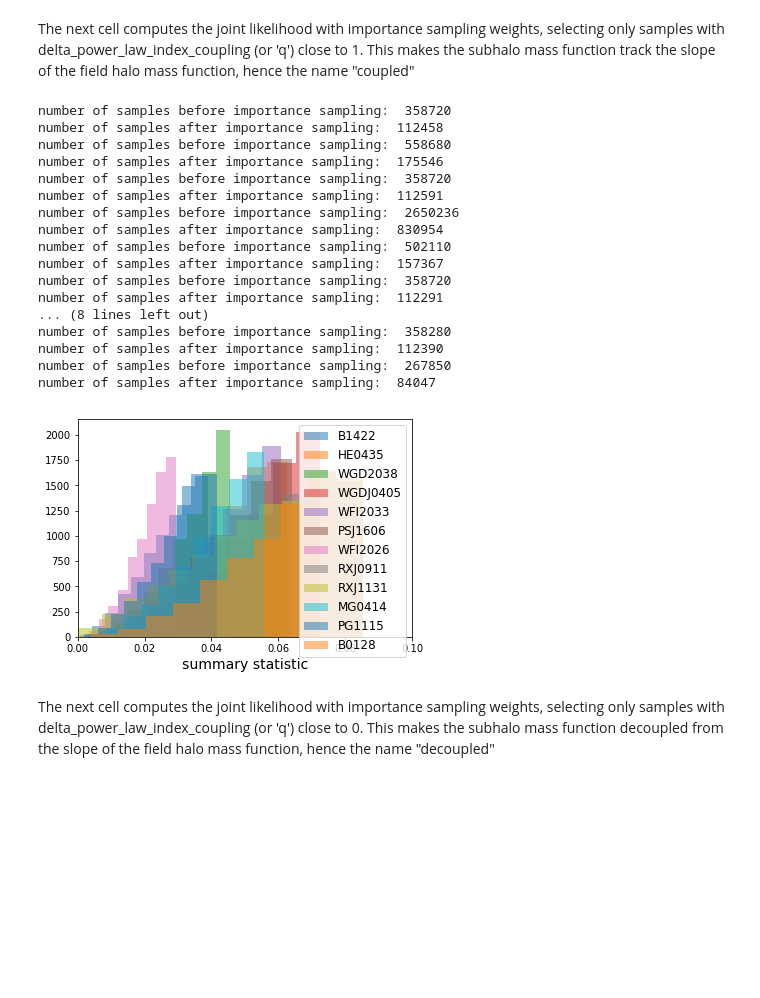
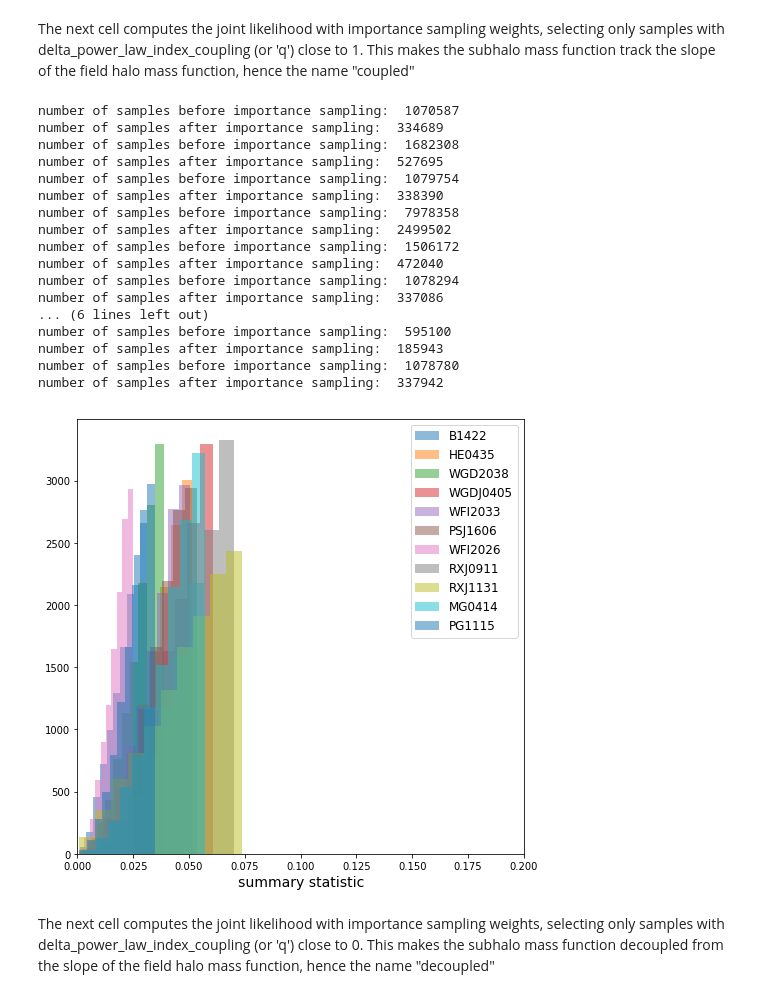
Before and after one commit to dangilman/LensLikelihood-, a Jupyter notebook: notebooks/inference_5D_from_scratch.ipynb, the cells around one changed output. Saved outputs shown, nothing was run; the diff lists cells and outputs as text; code cells hidden in the pictures; blank space fills up the shorter version.

```diff
--- a/notebooks/inference_5D_from_scratch.ipynb
+++ b/notebooks/inference_5D_from_scratch.ipynb
@@ -77,10 +77,12 @@ First load the model samples, define what parameters we want to look at
 import pickle
 import matplotlib.pyplot as plt
 # specify the parameter names
-param_names = ['sigma_sub', 'LOS_normalization', 'beta', 'c0', 'delta_power_law_index']
+param_names = ['LOS_normalization', 'beta', 'c0', 'delta_power_law_index', 'sigma_sub']
 param_ranges = [all_param_ranges[name] for name in param_names]
+print(param_ranges)
 # specify the lenses to use
 lenses = all_lens_names
+
 raw_samples_dict = {}
 # load the forward model samples
 for lens in lenses:
@@ -106,10 +108,10 @@ B0128
 The next cell computes the joint likelihood without any importance sampling weights.
 # %%
 # compute the summary statistics, retaining the 1500 sets of model parameters with lowest summary statistic
-n_samples_keep = 1500
+n_samples_keep = 2500
 samples_dict = {}
-full_samples_dict = {}
-
+fig = plt.figure(1)
+fig.set_size_inches(8,8)
 for lens in lenses:
 
     importance_sampling_weights = None
@@ -118,7 +120,7 @@ for lens in lenses:
     reference_index = flux_measurement_uncertainties[lens][1]
     uncertaintiy_in_flux_ratios = flux_measurement_uncertainties[lens][2]
 
-    samples, full_samples, statistic = raw_samples_dict[lens].sample_with_abc(flux_measurements[lens],
+    samples, full_samples, statistic = raw_samples_dict[lens].sample_with_abc(measured_fluxes,
                                                                    param_names,
                                                                    measurement_uncertainties,
                                                                    reference_index,
@@ -127,11 +129,10 @@ for lens in lenses:
                                                                    importance_sampling_weights=importance_sampling_weights)
     plt.hist(statistic, alpha=0.5, label=lens)
     samples_dict[lens] = samples
-    full_samples_dict[lens] = full_samples
 
 # the histogram shows the distribution of the retained summary statistics
 plt.legend(fontsize=12)
-plt.xlim(0., 0.1)
+plt.xlim(0., 0.15)
 plt.xlabel('summary statistic', fontsize=14)
 plt.show()
 # %% [output]
@@ -141,50 +142,49 @@ The next cell computes the joint likelihood with importance sampling weights, se
 # %%
 # compute the summary statistics, retaining the 1500 sets of model parameters with lowest summary statistic
 samples_dict_coupled = {}
-full_samples_dict_coupled = {}
-
+fig = plt.figure(1)
+fig.set_size_inches(8,8)
 for lens in lenses:
 
     importance_sampling_weights = {'delta_power_law_index_coupling': [1., 0.25]}
     measured_fluxes = flux_measurements[lens]
     measurement_uncertainties = flux_measurement_uncertainties[lens][0]
     reference_index = flux_measurement_uncertainties[lens][1]
     uncertaintiy_in_flux_ratios = flux_measurement_uncertainties[lens][2]
     samples, full_samples, statistic = raw_samples_dict[lens].sample_with_abc(flux_measurements[lens],
                                                                    param_names,
                                                                    measurement_uncertainties,
                                                                    reference_index,
                                                                    n_samples_keep,
                                                                    uncertaintiy_in_ratios=uncertaintiy_in_flux_ratios,
                                                                    importance_sampling_weights=importance_sampling_weights)
     plt.hist(statistic, alpha=0.5, label=lens)
     samples_dict_coupled[lens] = samples
-    full_samples_dict_coupled[lens] = full_samples
 
 # the histogram shows the distribution of the retained summary statistics
 plt.legend(fontsize=12)
-plt.xlim(0., 0.1)
+plt.xlim(0., 0.2)
 plt.xlabel('summary statistic', fontsize=14)
 plt.show()
 # %% [output]
-number of samples before importance sampling:  358720
-number of samples after importance sampling:  112458
-number of samples before importance sampling:  558680
-number of samples after importance sampling:  175546
-number of samples before importance sampling:  358720
-number of samples after importance sampling:  112591
-number of samples before importance sampling:  2650236
-number of samples after importance sampling:  830954
-number of samples before importance sampling:  502110
-number of samples after importance sampling:  157367
-number of samples before importance sampling:  358720
-number of samples after importance sampling:  112291
-... (8 lines left out)
-number of samples before importance sampling:  358280
-number of samples after importance sampling:  112390
-number of samples before importance sampling:  267850
-number of samples after importance sampling:  84047
+number of samples before importance sampling:  1070587
+number of samples after importance sampling:  334689
+number of samples before importance sampling:  1682308
+number of samples after importance sampling:  527695
+number of samples before importance sampling:  1079754
+number of samples after importance sampling:  338390
+number of samples before importance sampling:  7978358
+number of samples after importance sampling:  2499502
+number of samples before importance sampling:  1506172
+number of samples after importance sampling:  472040
+number of samples before importance sampling:  1078294
+number of samples after importance sampling:  337086
+... (6 lines left out)
+number of samples before importance sampling:  595100
+number of samples after importance sampling:  185943
+number of samples before importance sampling:  1078780
+number of samples after importance sampling:  337942
-[figure, old version]
+[figure, new version]
 # %% [markdown]
 The next cell computes the joint likelihood with importance sampling weights, selecting only samples with delta_power_law_index_coupling (or 'q') close to 0. This makes the subhalo mass function decoupled from the slope of the field halo mass function, hence the name "decoupled"
 # %%
```
Also changed, not shown: parts of 12 cells of this notebook, 4 other files.
